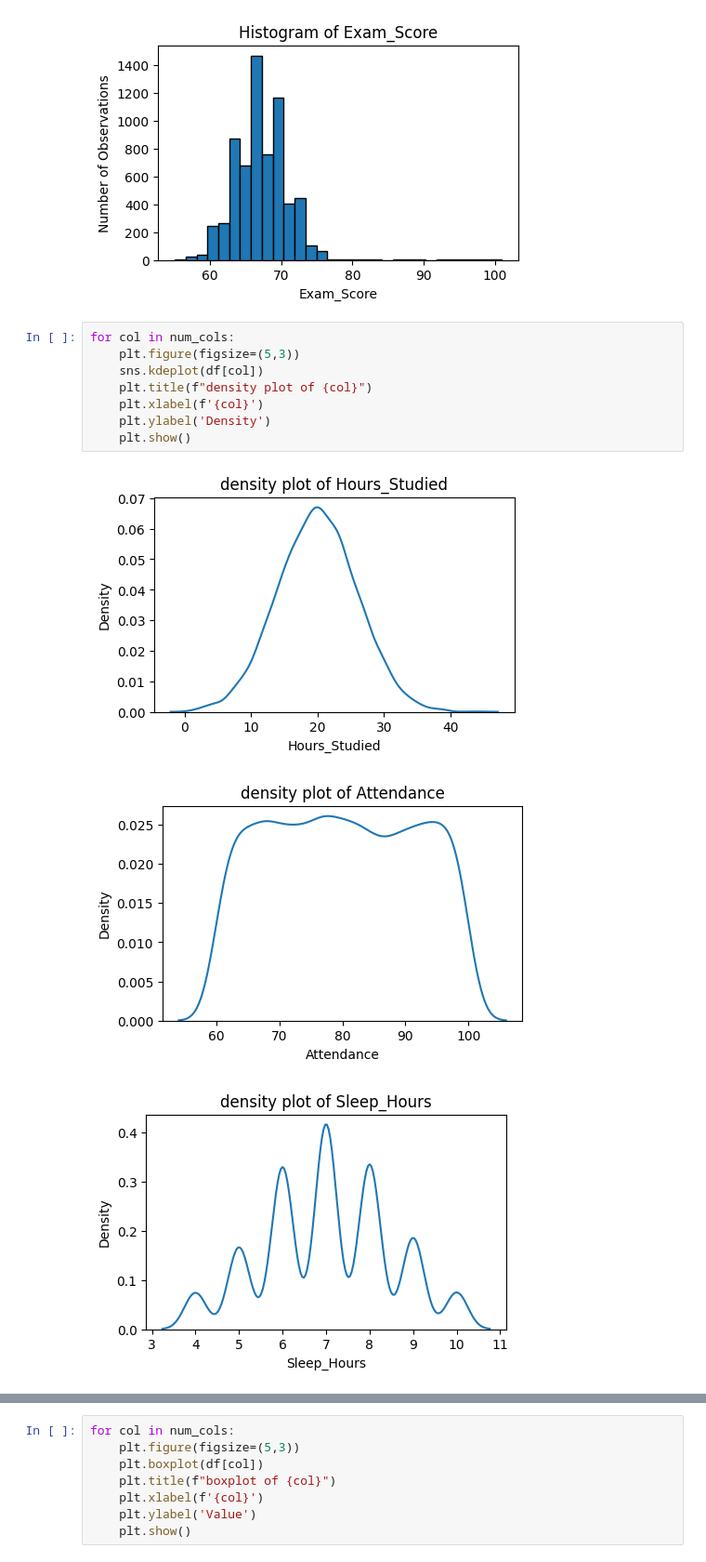
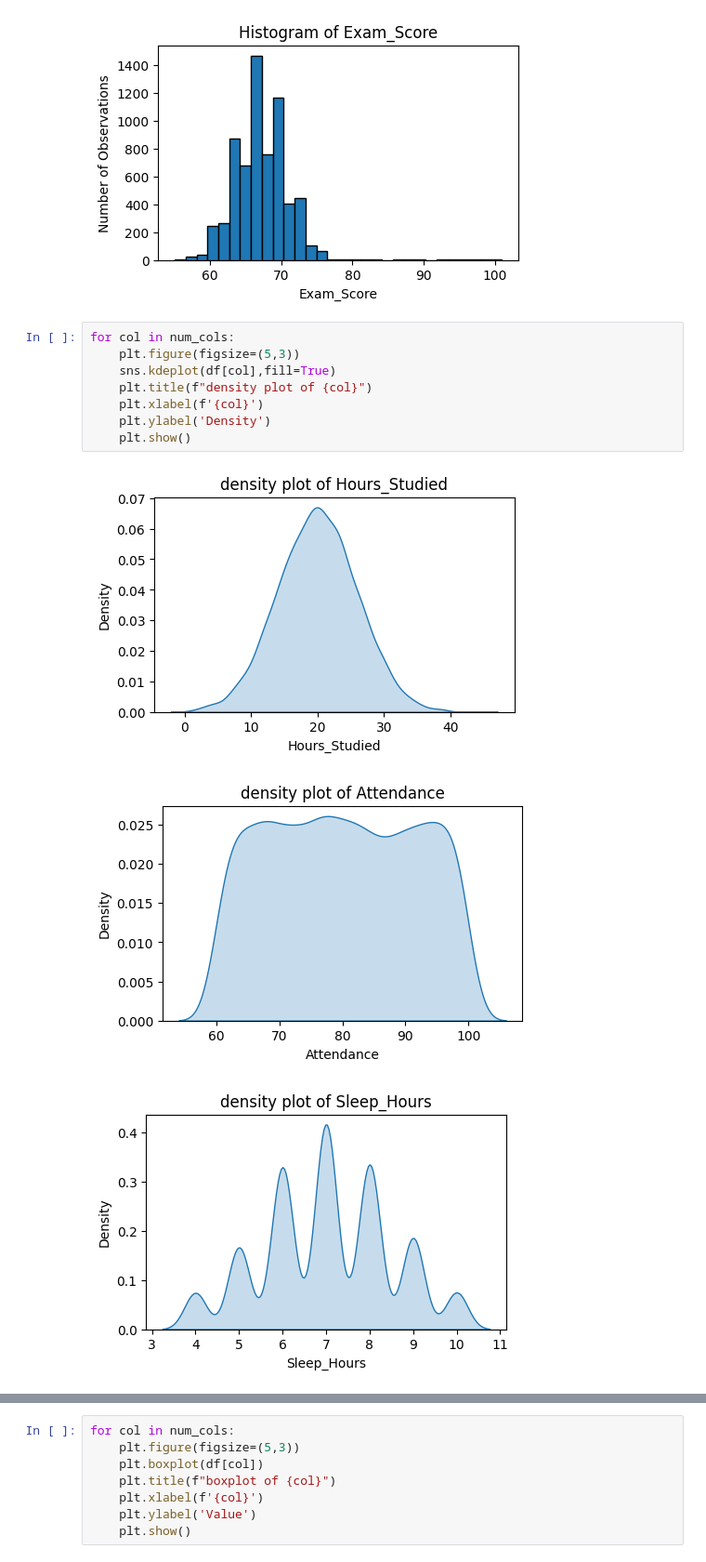
Before and after one commit to minSara02-FromTheStart/CSE303_Project_, a Jupyter notebook: StudentPerformanceFactors.ipynb, the cells around one changed output, grey strips where cells are left out. Shown at 93% size. Saved outputs shown, nothing was run; the diff lists cells and outputs as text.

```diff
--- a/StudentPerformanceFactors.ipynb
+++ b/StudentPerformanceFactors.ipynb
@@ -105,12 +103,12 @@ for col in num_cols:
 # %%
 for col in num_cols:
     plt.figure(figsize=(5,3))
-    sns.kdeplot(df[col])
+    sns.kdeplot(df[col],fill=True)
     plt.title(f"density plot of {col}")
     plt.xlabel(f'{col}')
     plt.ylabel('Density')
     plt.show()
 # %% [output]
-[figure, old version]
+[figure, new version]
-[figure, old version]
+[figure, new version]
-[figure, old version]
+[figure, new version]
```
Also changed, not shown: parts of 9 cells of this notebook.
